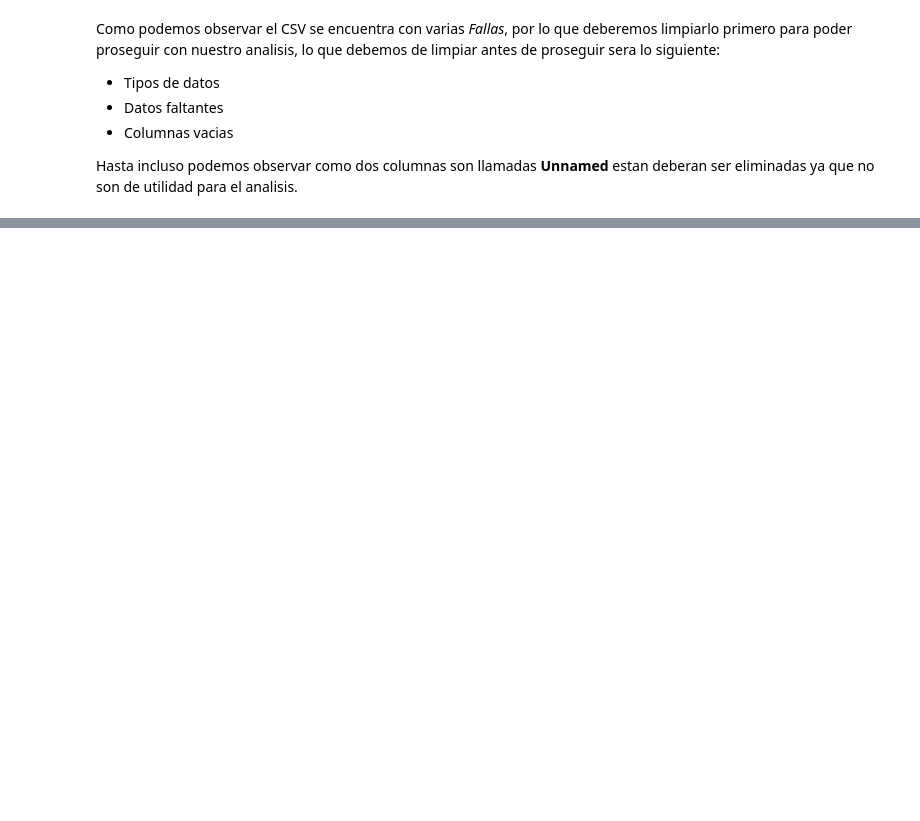
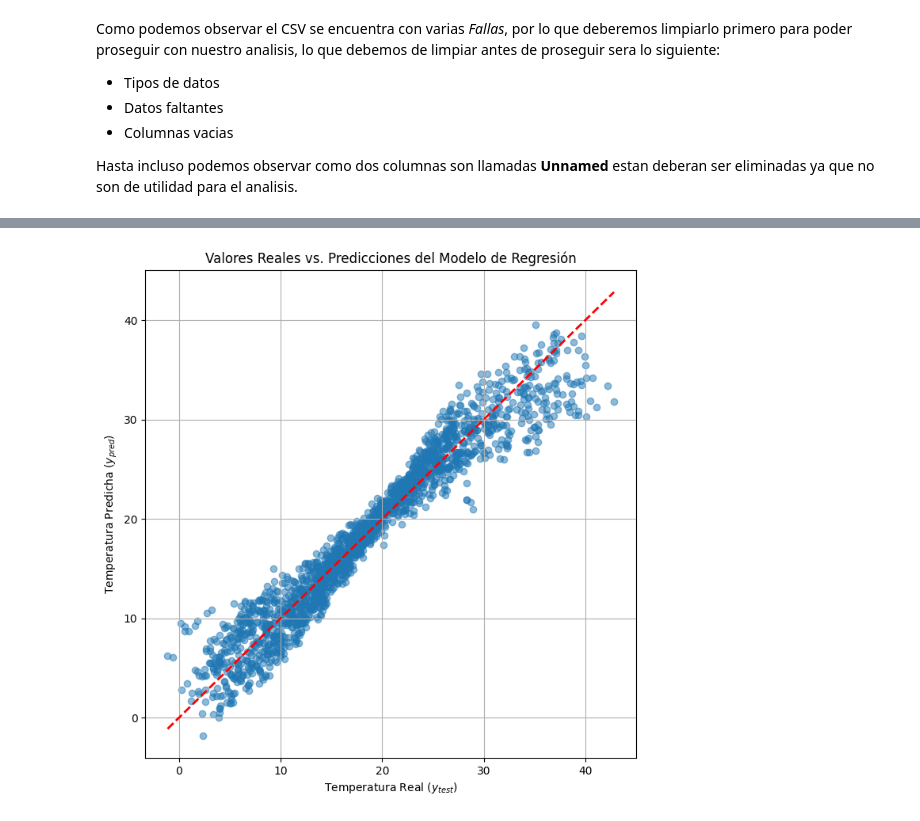
Before and after one commit to dinovillalobos/MineriaDatos-, a Jupyter notebook: RegresionLinear/data/Tarea1.ipynb, the cells around one changed output, grey strips where cells are left out. Cells and saved outputs as stored; diff of their text form; code cells hidden in the pictures; blank space fills up the shorter version.

```diff
--- a/RegresionLinear/data/Tarea1.ipynb
+++ b/RegresionLinear/data/Tarea1.ipynb
@@ -45,0 +148,17 @@ df = df.dropna(how='all')
+# %%
+# Selección de la variable objetivo y las características (Input/Output)
+# Y (Variable Objetivo): Temperatura (T)
+# X (Características): Todos los demás sensores numéricos (excluyendo Date y Time)
+
+# Eliminamos Date y Time ya que no son fácilmente utilizables en Regresión Lineal sin transformación
+features = df_clean.drop(columns=['Date', 'Time', 'T']).columns
+target = 'T'
+
+X = df_clean[features]
+y = df_clean[target]
+
+# División de los datos (80% entrenamiento, 20% prueba)
+X_train, X_test, y_train, y_test = train_test_split(X, y, test_size=0.2, random_state=42)
+
+print("\nDimensiones de los conjuntos de datos:")
+print(f"X_train: {X_train.shape}, X_test: {X_test.shape}")
@@ -45,0 +261,12 @@ df = df.dropna(how='all')
+# %%
+# Gráfico de Predicciones vs. Valores Reales
+plt.figure(figsize=(8, 8))
+plt.scatter(y_test, y_pred, alpha=0.5)
+plt.plot([y_test.min(), y_test.max()], [y_test.min(), y_test.max()], 'r--', lw=2)
+plt.xlabel('Temperatura Real ($y_{test}$)')
+plt.ylabel('Temperatura Predicha ($y_{pred}$)')
+plt.title('Valores Reales vs. Predicciones del Modelo de Regresión')
+plt.grid(True)
+plt.show()
+# %% [output]
+[figure, added]
```
Also changed, not shown: parts of 13 cells of this notebook.
